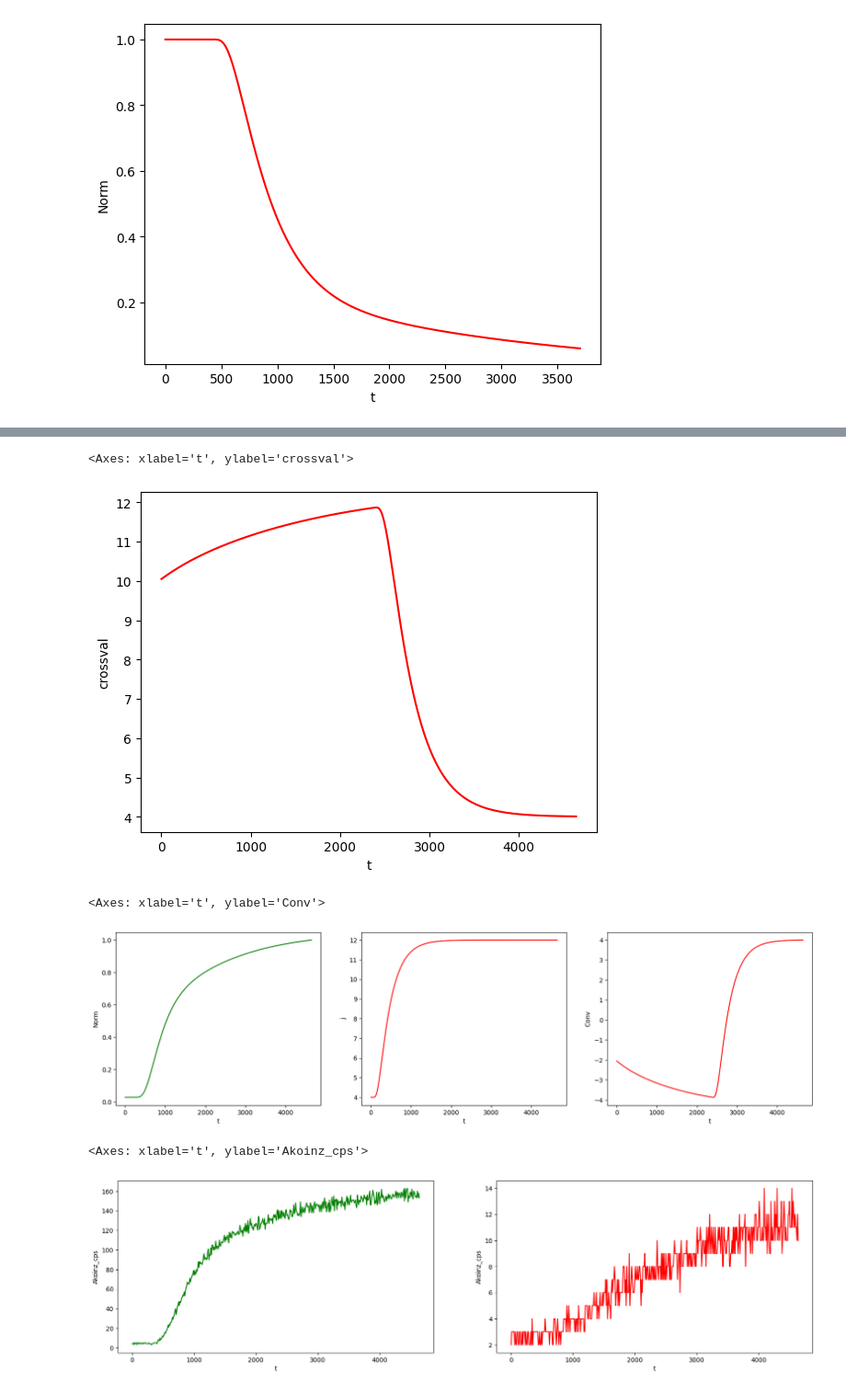
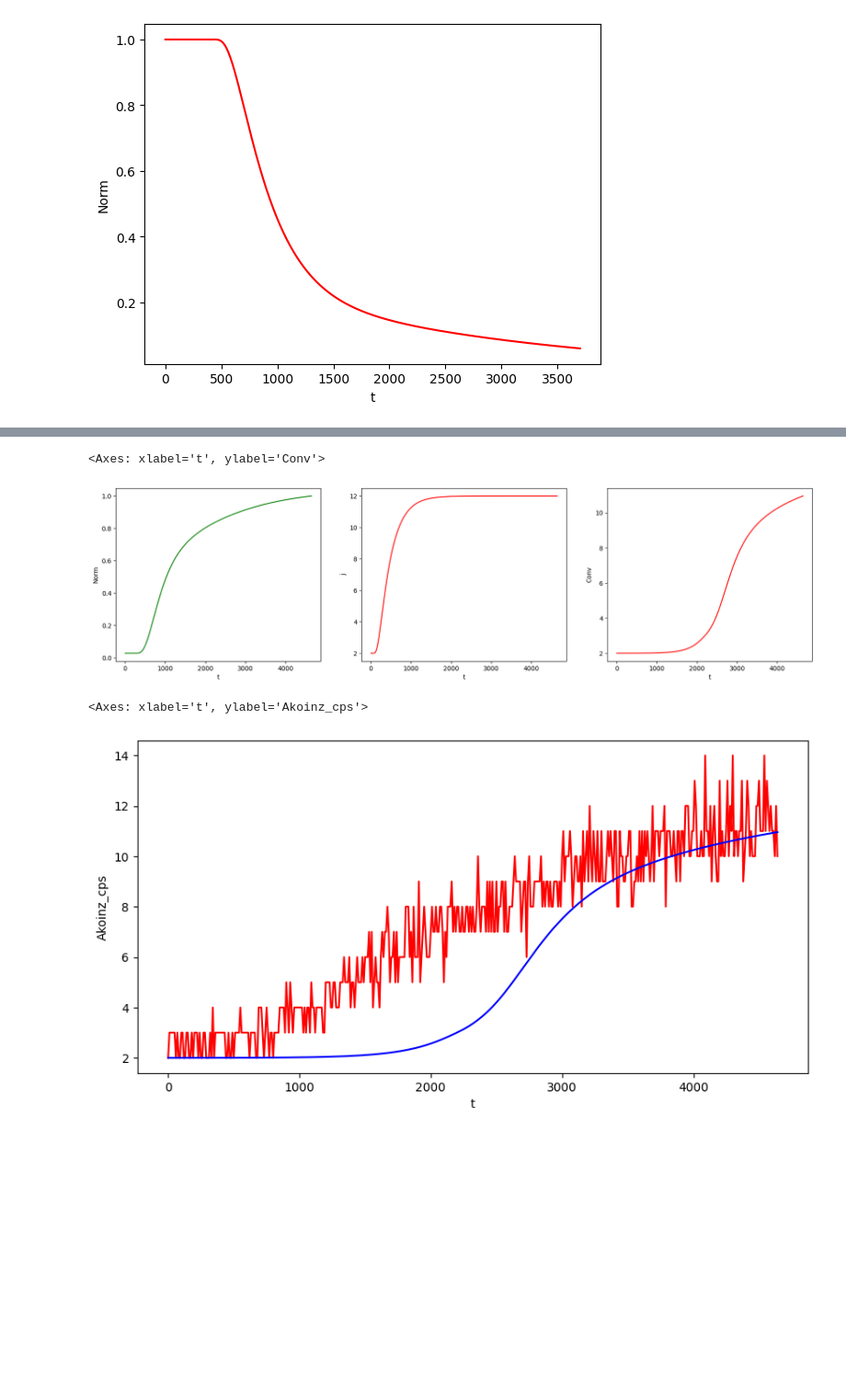
Before and after one commit to nebuus/ITER, a Jupyter notebook: Permeation.ipynb, the cells around one changed output, grey strips where cells are left out. Shown: that part at 92% size. Saved outputs shown, nothing was run; the diff lists cells and outputs as text; code cells hidden in the pictures; blank space fills up the shorter version.

Commit message:
Difference column is flipped since np.convolve apparently wont do it. Convolution now works properly

```diff
--- a/Permeation.ipynb
+++ b/Permeation.ipynb
@@ -209,8 +209,8 @@ sns.lineplot(x=TEM1_1down['t'], y=TEM1_1down['Norm'], color="red")
 # Random input values for diffusion (close to real)
 D=0.003
 l=3
-bck2=4
-jinf = 8
+bck2=2
+jinf = 10
 
 # Flow approximation using diffusion equation derived at our boundry conditions
 result = []
@@ -262,9 +262,15 @@ TEM1_1up
 #sns.lineplot(x=TEM1_1down['t'], y=TEM1_1down['j'], color="red")
 #TEM1_1down
 # %%
-#conv = np.convolve(TEM1_1up['Norm'], TEM1_1up['j'])
+
 TEM1_1up['Difference'] = TEM1_1up['j'].diff().fillna(0)
-conv = np.convolve(TEM1_1up['Difference'], -1*TEM1_1up['Norm'], mode='same')
+
+b = np.array(TEM1_1up['Difference'])
+b_flipped = np.flip(b)
+
+TEM1_1up['Difference_flipped']= b_flipped
+
+conv = np.convolve(TEM1_1up['Norm'], TEM1_1up['Difference_flipped'],  mode='same')
 TEM1_1up['Conv'] = conv + bck2
 sns.lineplot(x=TEM1_1up['t'], y=TEM1_1up['Conv'], color="red")
 # %% [output]
@@ -273,13 +279,3 @@ sns.lineplot(x=TEM1_1up['t'], y=TEM1_1up['Conv'], color="red")
-# %%
-crossval = np.convolve(TEM1_1up['Difference'], TEM1_1up['Norm'], mode='same')
-TEM1_1up['crossval'] = crossval + bck2
-sns.lineplot(x=TEM1_1up['t'], y=TEM1_1up['crossval'], color="red")
-# %% [output]
-<Axes: xlabel='t', ylabel='crossval'>
-[figure, removed]
-# %%
-conv2 = np.convolve(TEM1_1up['Norm'], TEM1_1up['Difference'], mode='same')
-TEM1_1up['ConvDiff'] = conv2 + bck2
 # %%
 fig, axs = plt.subplots(ncols=3, figsize=(20,5))
 sns.lineplot(x=TEM1_1up['t'], y=TEM1_1up['Norm'], color="green", ax=axs[0])
@@ -288,11 +284,12 @@ sns.lineplot(x=TEM1_1up['t'], y=TEM1_1up['Conv'], color="red", ax=axs[2])
 #sns.lineplot(x=TEM1_1up['t'], y=TEM1_1up['ConvDiff'], color="blue", ax=axs[4])
 # %% [output]
 <Axes: xlabel='t', ylabel='Conv'>
-[figure, old version]
+[figure, new version]
 # %%
-fig, axs = plt.subplots(ncols=2, figsize=(20,5))
-sns.lineplot(x=TEM1_1up['t'], y=TEM1_1up['Akoinz_cps'], color="green", ax=axs[0])
-sns.lineplot(x=TEM2_1up['t'], y=TEM2_1up['Akoinz_cps'], color="red", ax=axs[1])
+fig, axs = plt.subplots(ncols=1, figsize=(10,5))
+#sns.lineplot(x=TEM1_1up['t'], y=TEM1_1up['Akoinz_cps'], color="green")
+sns.lineplot(x=TEM2_1up['t'], y=TEM2_1up['Akoinz_cps'], color="red")
+sns.lineplot(x=TEM1_1up['t'], y=TEM1_1up['Conv'], color="blue")
 # %% [output]
 <Axes: xlabel='t', ylabel='Akoinz_cps'>
-[figure, old version]
+[figure, new version]
```
Also changed, not shown: parts of 2 cells of this notebook.
